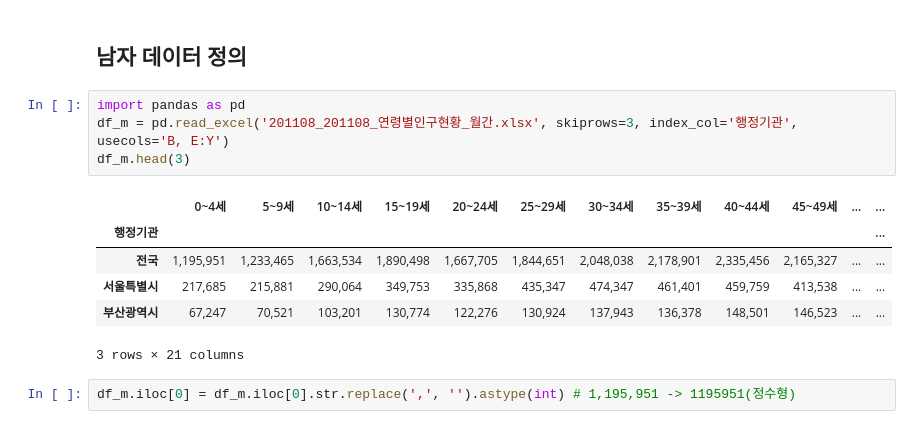
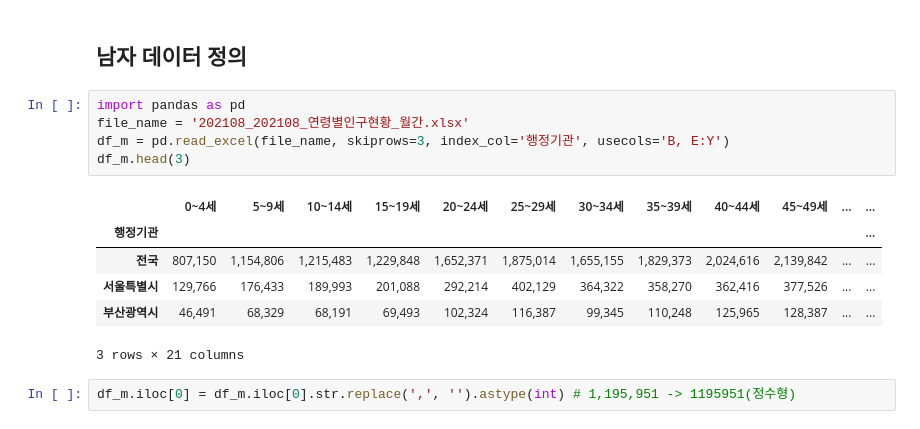
Before and after one commit to kngsujng/Data-Analysis_Study, a Jupyter notebook: PythonDataWorkspace/Project/01. 인구 피라미드.ipynb, the cells around one changed output. Cells and saved outputs as stored; diff of their text form.

```diff
--- a/PythonDataWorkspace/Project/01. 인구 피라미드.ipynb
+++ b/PythonDataWorkspace/Project/01. 인구 피라미드.ipynb
@@ -4,14 +4,15 @@
 ## 남자 데이터 정의
 # %%
 import pandas as pd
-df_m = pd.read_excel('201108_201108_연령별인구현황_월간.xlsx', skiprows=3, index_col='행정기관', usecols='B, E:Y')
+file_name = '202108_202108_연령별인구현황_월간.xlsx'
+df_m = pd.read_excel(file_name, skiprows=3, index_col='행정기관', usecols='B, E:Y')
 df_m.head(3)
 # %% [output]
 |  | 0~4세 | 5~9세 | 10~14세 | 15~19세 | 20~24세 | 25~29세 | 30~34세 | 35~39세 | 40~44세 | 45~49세 | ... | ... |
 | 행정기관 |  |  |  |  |  |  |  |  |  |  |  | ... |
-| 전국 | 1,195,951 | 1,233,465 | 1,663,534 | 1,890,498 | 1,667,705 | 1,844,651 | 2,048,038 | 2,178,901 | 2,335,456 | 2,165,327 | ... | ... |
-| 서울특별시 | 217,685 | 215,881 | 290,064 | 349,753 | 335,868 | 435,347 | 474,347 | 461,401 | 459,759 | 413,538 | ... | ... |
-| 부산광역시 | 67,247 | 70,521 | 103,201 | 130,774 | 122,276 | 130,924 | 137,943 | 136,378 | 148,501 | 146,523 | ... | ... |
+| 전국 | 807,150 | 1,154,806 | 1,215,483 | 1,229,848 | 1,652,371 | 1,875,014 | 1,655,155 | 1,829,373 | 2,024,616 | 2,139,842 | ... | ... |
+| 서울특별시 | 129,766 | 176,433 | 189,993 | 201,088 | 292,214 | 402,129 | 364,322 | 358,270 | 362,416 | 377,526 | ... | ... |
+| 부산광역시 | 46,491 | 68,329 | 68,191 | 69,493 | 102,324 | 116,387 | 99,345 | 110,248 | 125,965 | 128,387 | ... | ... |
 3 rows × 21 columns
 # %%
 df_m.iloc[0] = df_m.iloc[0].str.replace(',', '').astype(int) # 1,195,951 -> 1195951(정수형)
```
Also changed, not shown: parts of 4 cells of this notebook, 2 other files.
